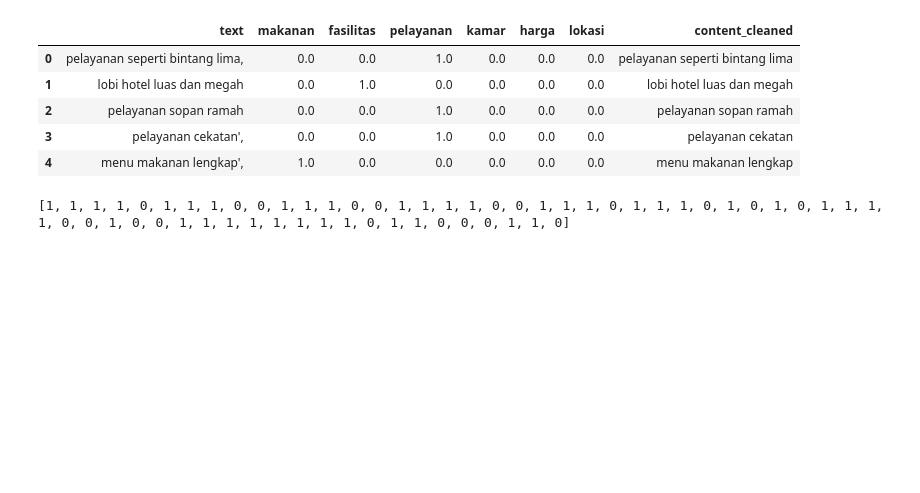
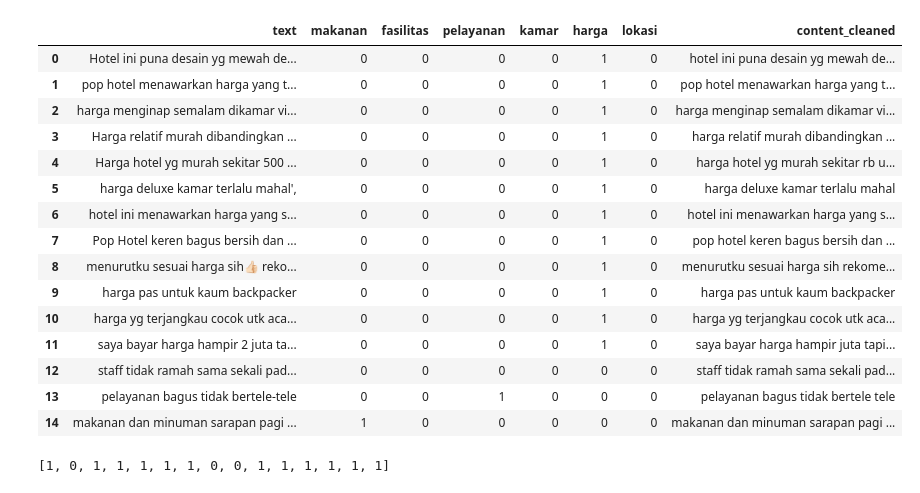
Before and after one commit to windiastri/multi-aspect-analysis, a Jupyter notebook: validate-single-aspect.ipynb, the cells around one changed output. Cells and saved outputs as stored; diff of their text form; code cells hidden in the pictures; blank space fills up the shorter version.

```diff
--- a/validate-single-aspect.ipynb
+++ b/validate-single-aspect.ipynb
@@ -12,24 +10,6 @@ tokenizer=Tokenizer()
 # %%
-# test_list_single = ['fasilitas lengkap seperti bintang lima',
-#                     'aneh banget',
-#                     'pelayanan sopan ramah',
-#                     'pelayanan cekatan',
-#                     'lobi terlalu kecil tidak nyaman',
-#                     'makanan dan minuman sarapan pagi enak enak',
-#                     'lokasi strategis dekat pusat kota',
-#                     'suasan sejuk pedasaan',
-#                     'kamar agak sempit',
-#                     'hotel ini menawarkan harga yang terjangkau',
-#                     'harga menginap semalam dikamar vip murah',
-#                     'harga mahal tidak sesuai',
-#                     'hotel bagus sesuai harga',
-#                     'harga ekonomis dan ada promo banyak',
-#                     'hotel ini menawarkan harga yang sangat terjangkau dibandingkan dengan hotel sejenis di sekitarnya',
-#                    ]
-data_validation = pd.read_excel('validation_1_aspect.xlsx')
-data_validation.tail()
 
-# data_set_2 = pd.DataFrame({'text': test_list_single})
-# data_set_2.head(16)
+data_validation = pd.read_excel('./data_evaluation/validation_1_aspect(2).xlsx')
+data_validation.tail(20)
 # %% [output]
 |  | text | makanan | fasilitas | pelayanan | kamar | harga | lokasi |
@@ -41,37 +31,45 @@ data_validation.tail()
 # %%
 import neattext.functions as nfx
 
 def cleaning(text):
-    text = re.sub(r'\n',' ',text) # Hapus \n (enter)
-    text = nfx.remove_hashtags(text) # Hapus hashtags
     text = nfx.remove_numbers(text) # Hapus number
-    text = text.strip() # Hapus Whitespace
     text = re.sub('[^0-9a-zA-Z]+', ' ', text) # Hapus karakter selain alfabet dan angka
     return text
 
 def casefolding(text):
     return text.lower()
 
 data_validation['content_cleaned'] = data_validation['text'].apply(cleaning).apply(casefolding)
 
-data_validation.head()
+data_validation.head(18)
 # %% [output]
 |  | text | makanan | fasilitas | pelayanan | kamar | harga | lokasi | content_cleaned |
-| 0 | pelayanan seperti bintang lima, | 0.0 | 0.0 | 1.0 | 0.0 | 0.0 | 0.0 | pelayanan seperti bintang lima |
-| 1 | lobi hotel luas dan megah | 0.0 | 1.0 | 0.0 | 0.0 | 0.0 | 0.0 | lobi hotel luas dan megah |
-| 2 | pelayanan sopan ramah | 0.0 | 0.0 | 1.0 | 0.0 | 0.0 | 0.0 | pelayanan sopan ramah |
-| 3 | pelayanan cekatan', | 0.0 | 0.0 | 1.0 | 0.0 | 0.0 | 0.0 | pelayanan cekatan |
-| 4 | menu makanan lengkap', | 1.0 | 0.0 | 0.0 | 0.0 | 0.0 | 0.0 | menu makanan lengkap |
+| 0 | Hotel ini puna desain yg mewah de... | 0 | 0 | 0 | 0 | 1 | 0 | hotel ini puna desain yg mewah de... |
+| 1 | pop hotel menawarkan harga yang t... | 0 | 0 | 0 | 0 | 1 | 0 | pop hotel menawarkan harga yang t... |
+| 2 | harga menginap semalam dikamar vi... | 0 | 0 | 0 | 0 | 1 | 0 | harga menginap semalam dikamar vi... |
+| 3 | Harga relatif murah dibandingkan ... | 0 | 0 | 0 | 0 | 1 | 0 | harga relatif murah dibandingkan ... |
+| 4 | Harga hotel yg murah sekitar 500 ... | 0 | 0 | 0 | 0 | 1 | 0 | harga hotel yg murah sekitar rb u... |
+| 5 | harga deluxe kamar terlalu mahal', | 0 | 0 | 0 | 0 | 1 | 0 | harga deluxe kamar terlalu mahal |
+| 6 | hotel ini menawarkan harga yang s... | 0 | 0 | 0 | 0 | 1 | 0 | hotel ini menawarkan harga yang s... |
+| 7 | Pop Hotel keren bagus bersih dan ... | 0 | 0 | 0 | 0 | 1 | 0 | pop hotel keren bagus bersih dan ... |
+| 8 | menurutku sesuai harga sih👍🏻 reko... | 0 | 0 | 0 | 0 | 1 | 0 | menurutku sesuai harga sih rekome... |
+| 9 | harga pas untuk kaum backpacker | 0 | 0 | 0 | 0 | 1 | 0 | harga pas untuk kaum backpacker |
+| 10 | harga yg terjangkau cocok utk aca... | 0 | 0 | 0 | 0 | 1 | 0 | harga yg terjangkau cocok utk aca... |
+| 11 | saya bayar harga hampir 2 juta ta... | 0 | 0 | 0 | 0 | 1 | 0 | saya bayar harga hampir juta tapi... |
+| 12 | staff tidak ramah sama sekali pad... | 0 | 0 | 0 | 0 | 0 | 0 | staff tidak ramah sama sekali pad... |
+| 13 | pelayanan bagus tidak bertele-tele | 0 | 0 | 1 | 0 | 0 | 0 | pelayanan bagus tidak bertele tele |
+| 14 | makanan dan minuman sarapan pagi ... | 1 | 0 | 0 | 0 | 0 | 0 | makanan dan minuman sarapan pagi ... |
 # %%
 from keras.models import load_model
+tokenizer = Tokenizer()
 
-tokenizer.fit_on_texts(data_validation['content_cleaned'])
-X=tokenizer.texts_to_sequences(data_validation['content_cleaned'])
+tokenizer.fit_on_texts(data_validation['text'])
+X=tokenizer.texts_to_sequences(data_validation['text'])
 X=pad_sequences(X, maxlen=31, padding='post')
 
 threshold = 0.5
 prediction_result = []
-model = load_model('aspek_fasilitas.h5')
+model = load_model('aspek_harga.h5')
 
 predictions_label = model.predict(X)
 predictions_label = tf.where(predictions_label < threshold, 0, 1)
@@ -79,9 +77,10 @@ predictions_label = tf.where(predictions_label < threshold, 0, 1)
 for result in predictions_label:
     prediction_result.append(result[0].numpy())
 
+
 print(prediction_result)
 # %% [output]
-[1, 1, 1, 1, 0, 1, 1, 1, 0, 0, 1, 1, 1, 0, 0, 1, 1, 1, 1, 0, 0, 1, 1, 1, 0, 1, 1, 1, 0, 1, 0, 1, 0, 1, 1, 1, 1, 0, 0, 1, 0, 0, 1, 1, 1, 1, 1, 1, 1, 1, 0, 1, 1, 0, 0, 0, 1, 1, 0]
+[1, 0, 1, 1, 1, 1, 1, 0, 0, 1, 1, 1, 1, 1, 1]
 # %%
 from sklearn.metrics import confusion_matrix
 import seaborn as sns
```
Also changed, not shown: parts of 6 cells of this notebook, 24 other files.
